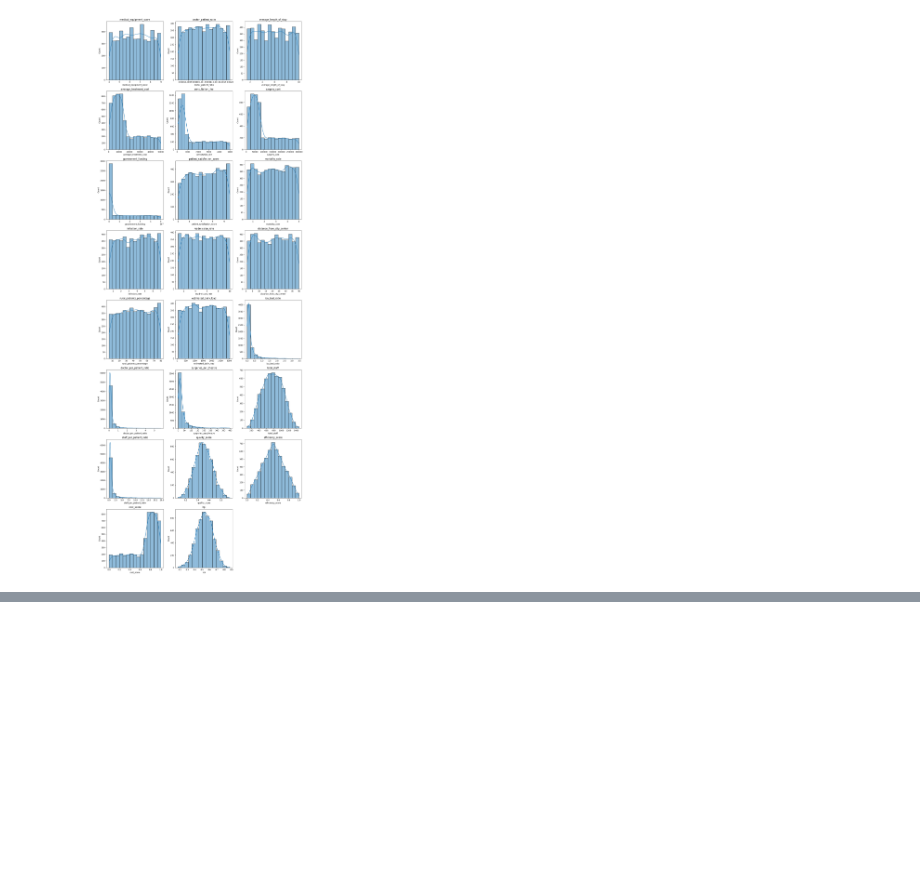
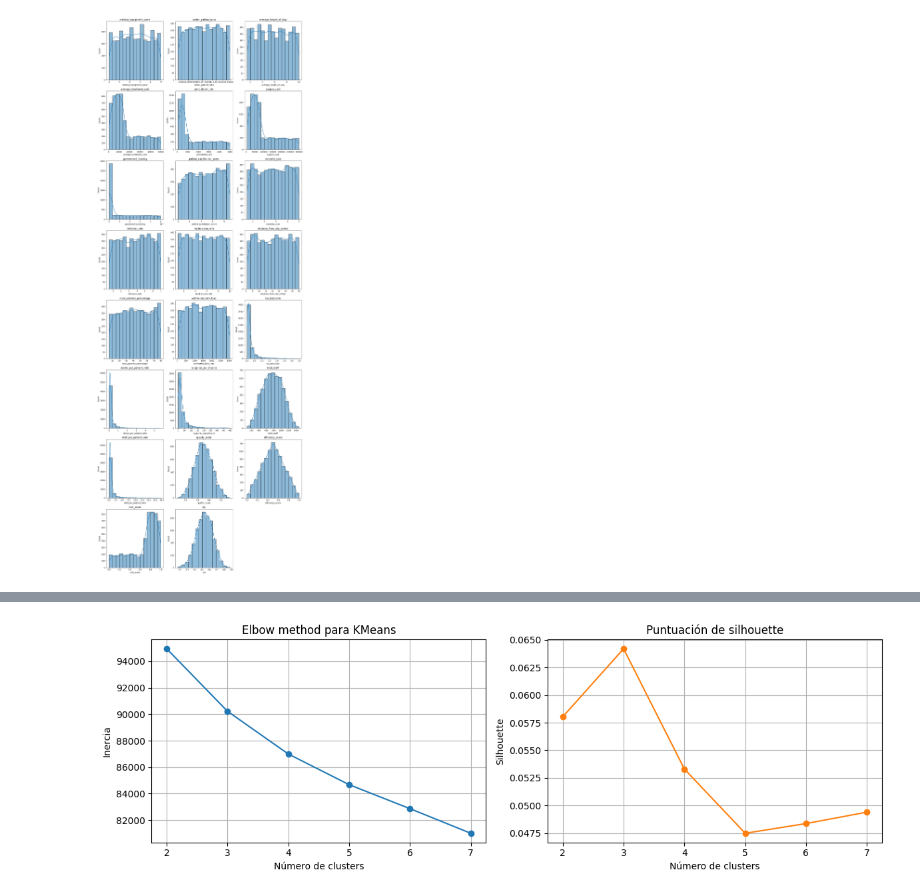
Before and after one commit to valentinarias-dtsc/hospital_performance_analysis, a Jupyter notebook: Notebooks/EDA2.ipynb, the cells around one changed output, grey strips where cells are left out. Cells and saved outputs as stored; diff of their text form; code cells hidden in the pictures; blank space fills up the shorter version.

```diff
--- a/Notebooks/EDA2.ipynb
+++ b/Notebooks/EDA2.ipynb
@@ -159,0 +198,20 @@ plt.show()
+# %%
+numeric_cols = df.select_dtypes(include=[np.number]).columns.drop("hpi")
+
+results = []
+for col in numeric_cols:
+    corr, p_value = spearmanr(df[col], df["hpi"])
+    results.append({
+        "variable": col,
+        "spearman_corr": corr,
+        "p_value": p_value,
+        "significant": p_value < 0.1
+    })
+
+spearman_top = (
+    pd.DataFrame(results)
+      .sort_values(by="spearman_corr", key=lambda x: x.abs(), ascending=False)
+      .reset_index(drop=True)
+)
+
+spearman_top.head(20)
@@ -159,0 +300,61 @@ plt.show()
+# %%
+from sklearn.metrics import silhouette_score
+
+# seleccionar variables numéricas para clusterización
+features_clust = numeric_cols.tolist()
+X_clust = publicos[features_clust]
+
+# estandarizar
+scaler = StandardScaler()
+X_scaled = scaler.fit_transform(X_clust)
+
+# método del codo y silhouette para elegir k
+k_values = range(2, 8)
+inertia = []
+silhouette_scores = []
+
+for k in k_values:
+    km = KMeans(n_clusters=k, random_state=42, n_init=10)
+    labels = km.fit_predict(X_scaled)
+    inertia.append(km.inertia_)
+    silhouette_scores.append(silhouette_score(X_scaled, labels))
+
+plt.figure(figsize=(12, 4))
+plt.subplot(1, 2, 1)
+plt.plot(k_values, inertia, marker='o')
+plt.title("Elbow method para KMeans")
+plt.xlabel("Número de clusters")
+plt.ylabel("Inercia")
+plt.xticks(k_values)
+plt.grid(True)
+
+plt.subplot(1, 2, 2)
+plt.plot(k_values, silhouette_scores, marker='o', color='tab:orange')
+plt.title("Puntuación de silhouette")
+plt.xlabel("Número de clusters")
+plt.ylabel("Silhouette")
+plt.xticks(k_values)
+plt.grid(True)
+
+plt.tight_layout()
+plt.show()
+
+best_k = k_values[int(np.argmax(silhouette_scores))]
+print("Mejor número de clusters según silhouette:", best_k)
+
+# ajustar modelo final y agregar etiquetas al dataset
+kmeans = KMeans(n_clusters=best_k, random_state=42, n_init=10)
+df_clustered = publicos.copy()
+df_clustered["cluster"] = kmeans.fit_predict(X_scaled)
+
+print(df_clustered["cluster"].value_counts().sort_index())
+
+cluster_profile = (
+    df_clustered.groupby("cluster")[features_clust + ["hpi"]]
+    .mean()
+    .round(3)
+)
+
+cluster_profile
+# %% [output]
+[figure, added]
```
Also changed, not shown: parts of 9 cells of this notebook.
